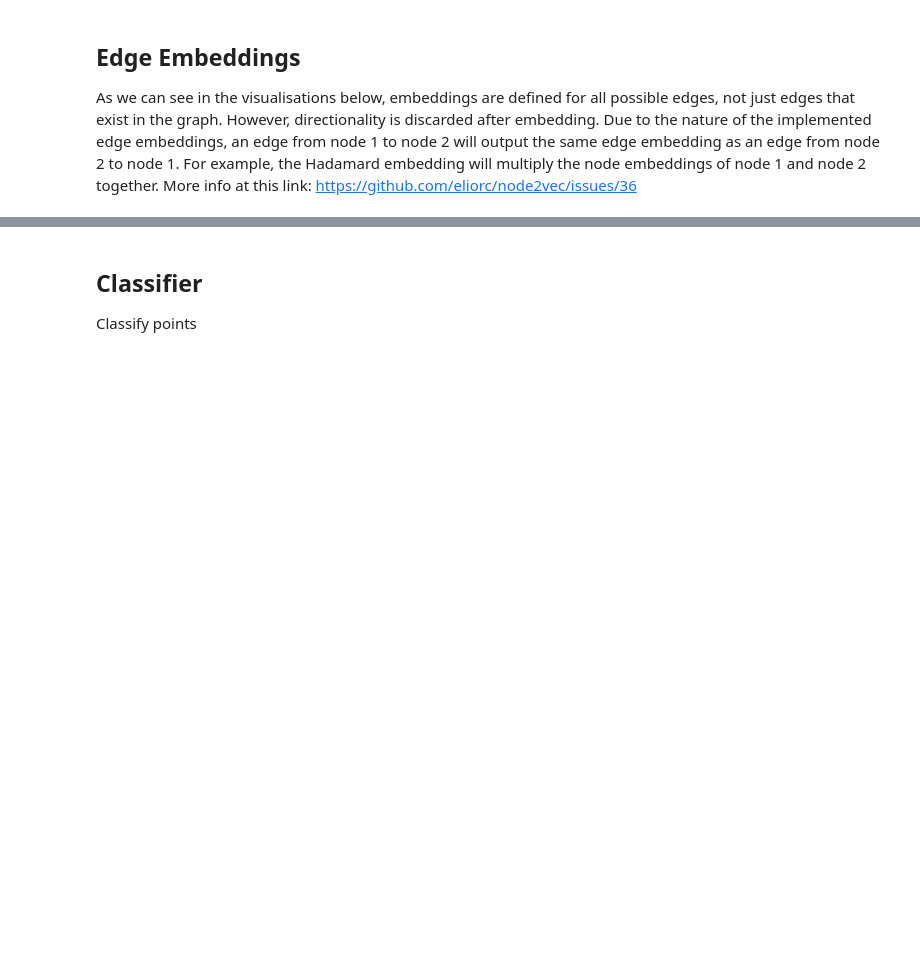
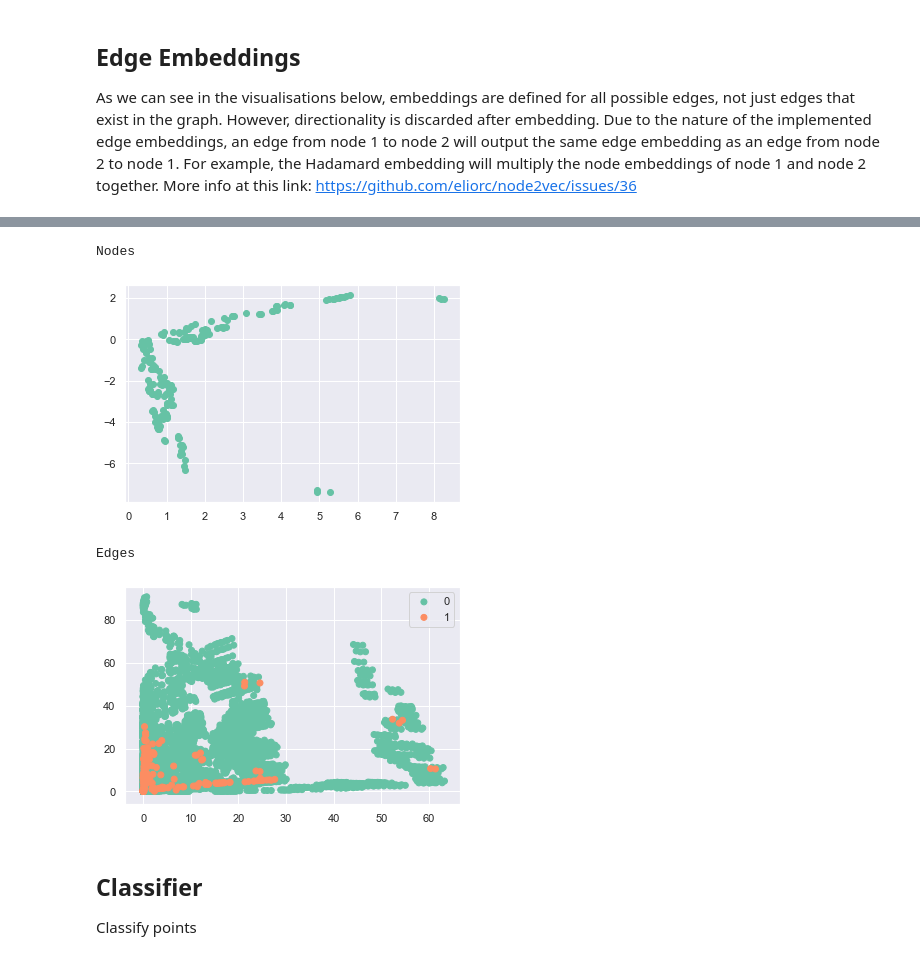
Before and after one commit to regenworm/thesis_msc_ai, a Jupyter notebook: code/Embedding visualisation.ipynb, the cells around one changed output, grey strips where cells are left out. Cells and saved outputs as stored; diff of their text form; code cells hidden in the pictures; blank space fills up the shorter version.

```diff
--- a/code/Embedding visualisation.ipynb
+++ b/code/Embedding visualisation.ipynb
@@ -201,3 +69,41 @@ Edges
+# %%
+import matplotlib.pyplot as plt
+import seaborn as sns
+import networkx as nx
+import gensim as gs
+from sklearn.manifold import TSNE
+import numpy as np
+import re
+
+# some theme compatability issues
+pal = sns.color_palette('Set2')
+cmap = sns.color_palette('Set2', as_cmap=True)
+c1 = cmap(0)
+c2 = cmap(1)
+sns.set_theme(palette=pal)
+graph_vis_options = {
+    "font_size": 24,
+    "node_size": 1000,
+    "linewidths": 5,
+    "arrows": True,
+    "width": 5,
+    "node_color": c1,
+    "edge_color": c2
+}
+
+print('Nodes')
+fig2dnodes = du.vis_embeddings(model.nodes)
+plt.show()
+
+print('Edges')
+edge_labels = du.construct_embedding_labels(data, model.ee_kv)
+embeddings2dedges = du.vis_edge_embeddings(data, model.ee_kv.vectors, edge_labels)
+plt.show()
+# %% [output]
+Nodes
+[figure, added]
+Edges
+[figure, added]
 # %% [markdown]
 ## Classifier
 Classify points
```
Also changed, not shown: parts of 12 cells of this notebook, 17 other files.
